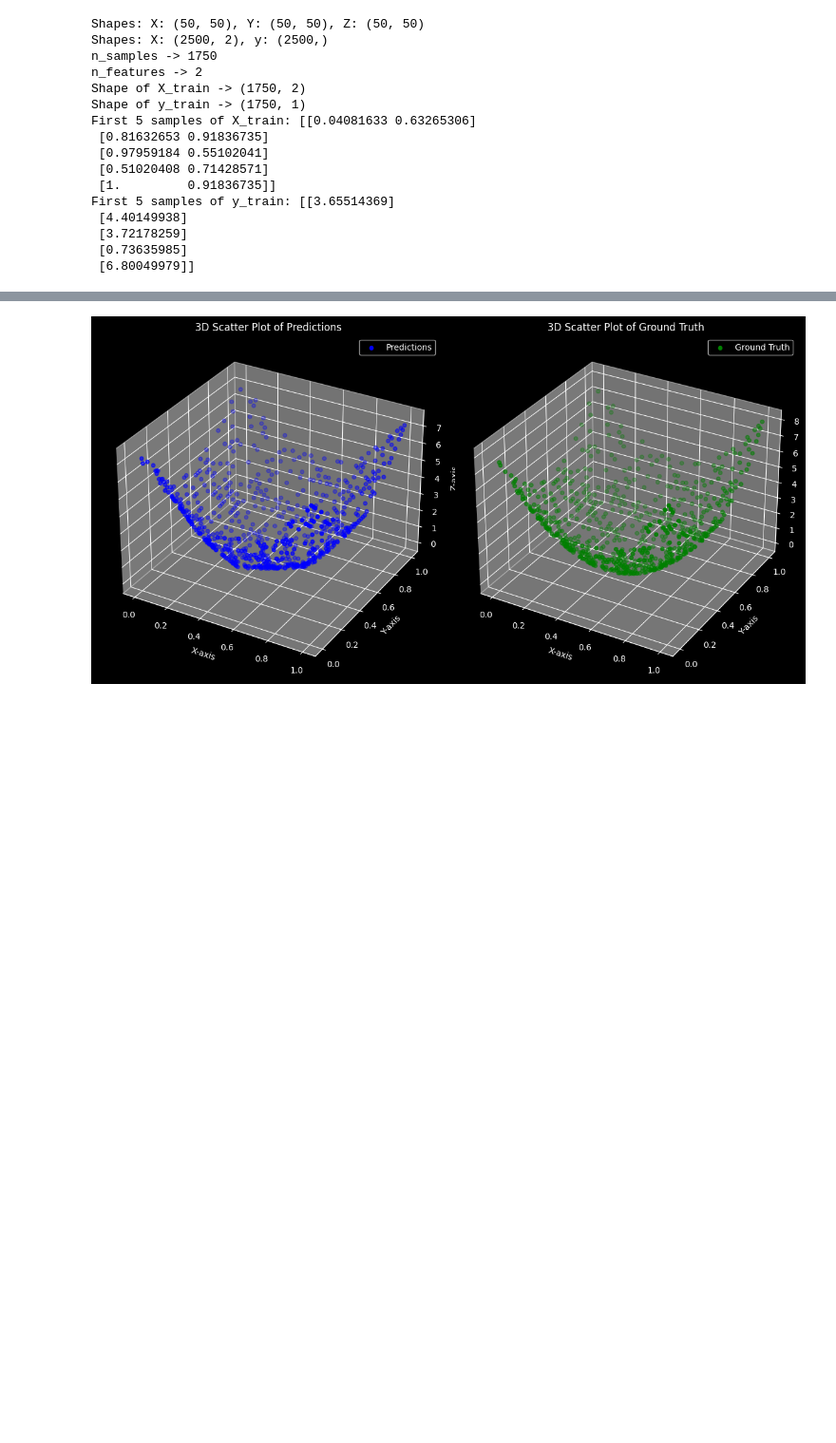
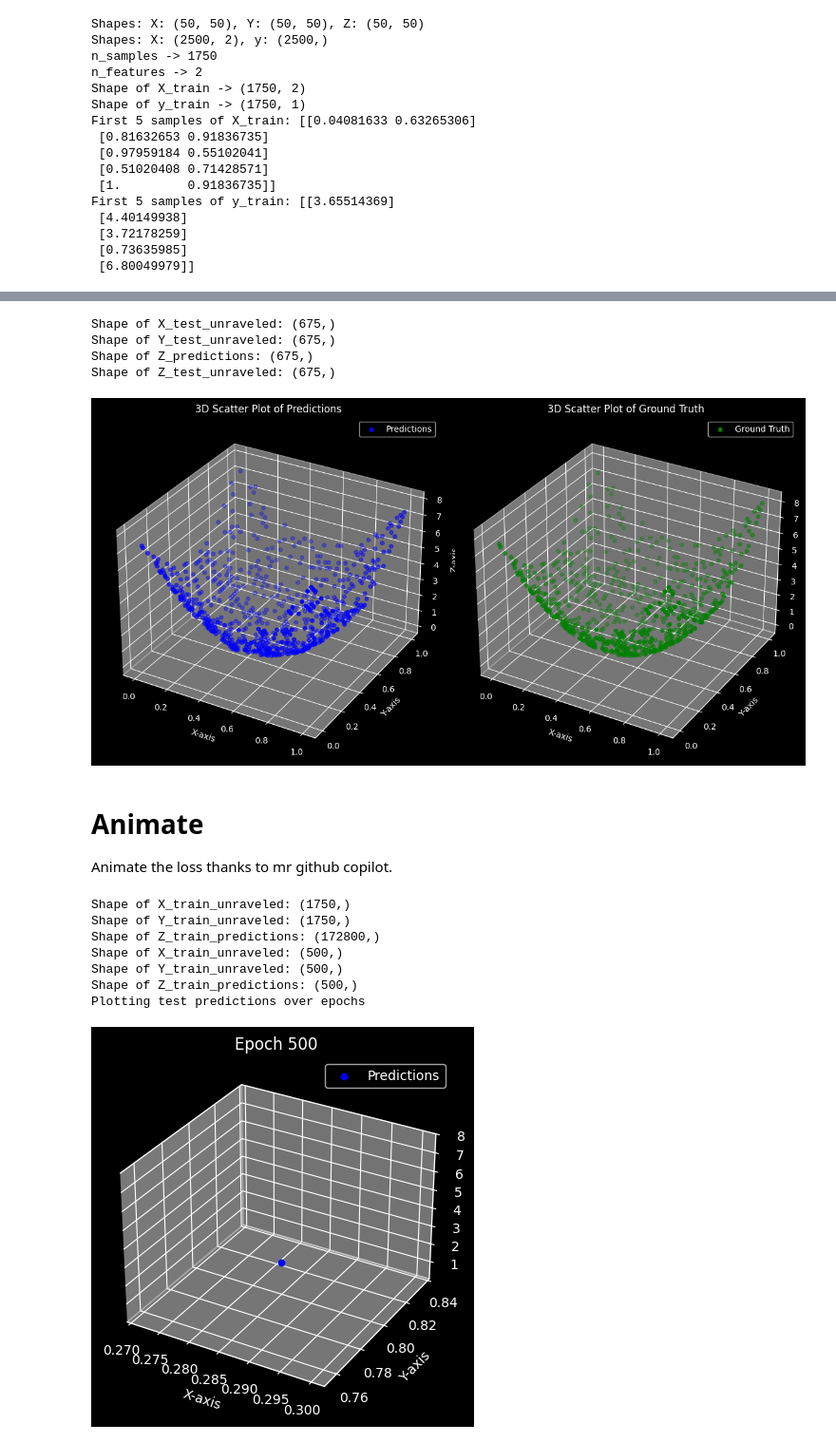
Before and after one commit to Loic017/machine-learning-implementations, a Jupyter notebook: deep_learning/examples/paraboloid_regression.ipynb, the cells around one changed output, grey strips where cells are left out. Shown: that part at 95% size. Saved outputs shown, nothing was run; the diff lists cells and outputs as text; code cells hidden in the pictures; blank space fills up the shorter version.

```diff
--- a/deep_learning/examples/paraboloid_regression.ipynb
+++ b/deep_learning/examples/paraboloid_regression.ipynb
@@ -137,6 +140,11 @@ X_test_unraveled = X_test[:, 0]
 Y_test_unraveled = X_test[:, 1]
 Z_predictions = predictions.ravel()
 Z_test_unraveled = y_test.ravel()
+
+print(f"Shape of X_test_unraveled: {X_test_unraveled.shape}")
+print(f"Shape of Y_test_unraveled: {Y_test_unraveled.shape}")
+print(f"Shape of Z_predictions: {Z_predictions.shape}")
+print(f"Shape of Z_test_unraveled: {Z_test_unraveled.shape}")
 
 # Plot the unraveled data on 2 subfigures
 fig = plt.figure(figsize=(12, 6))
@@ -172,4 +180,60 @@ ax2.legend()
 plt.tight_layout()
 plt.show()
 # %% [output]
+Shape of X_test_unraveled: (675,)
+Shape of Y_test_unraveled: (675,)
+Shape of Z_predictions: (675,)
+Shape of Z_test_unraveled: (675,)
-[figure, old version]
+[figure, new version]
+# %% [markdown]
+# Animate
+
+Animate the loss thanks to mr github copilot.
+# %%
+from visualise import (
+    visualize_predictions_over_epochs,
+    visualize_predictions_over_epochs_3d,
+)
+
+X_train_unraveled = X_train[:, 0]
+Y_train_unraveled = X_train[:, 1]
+Z_train_predictions = train_predictions.ravel()
+
+print(f"Shape of X_train_unraveled: {X_train_unraveled.shape}")
+print(f"Shape of Y_train_unraveled: {Y_train_unraveled.shape}")
+print(f"Shape of Z_train_predictions: {Z_train_predictions.shape}")
+
+# get only a random subset of the train data
+indices = np.random.choice(np.arange(len(X_train_unraveled)), size=500, replace=False)
+X_train_unraveled = X_train_unraveled[indices]
+Y_train_unraveled = Y_train_unraveled[indices]
+Z_train_predictions = Z_train_predictions[indices]
+
+print(f"Shape of X_train_unraveled: {X_train_unraveled.shape}")
+print(f"Shape of Y_train_unraveled: {Y_train_unraveled.shape}")
+print(f"Shape of Z_train_predictions: {Z_train_predictions.shape}")
+
+# print(f"Plotting train predictions over epochs")
+# visualize_predictions_over_epochs_3d(
+#     "../visuals/train_predictions_3d.gif",
+#     Z_train_predictions,
+#     X_train_unraveled,
+#     Y_train_unraveled,
+# )
+
+print(f"Plotting test predictions over epochs")
+visualize_predictions_over_epochs_3d(
+    "../visuals/test_predictions_3d.gif",
+    Z_test_unraveled,
+    X_test_unraveled,
+    Y_test_unraveled,
+)
+# %% [output]
+Shape of X_train_unraveled: (1750,)
+Shape of Y_train_unraveled: (1750,)
+Shape of Z_train_predictions: (172800,)
+Shape of X_train_unraveled: (500,)
+Shape of Y_train_unraveled: (500,)
+Shape of Z_train_predictions: (500,)
+Plotting test predictions over epochs
+[figure, added]
```
Also changed, not shown: parts of 3 cells of this notebook, 11 other files.
